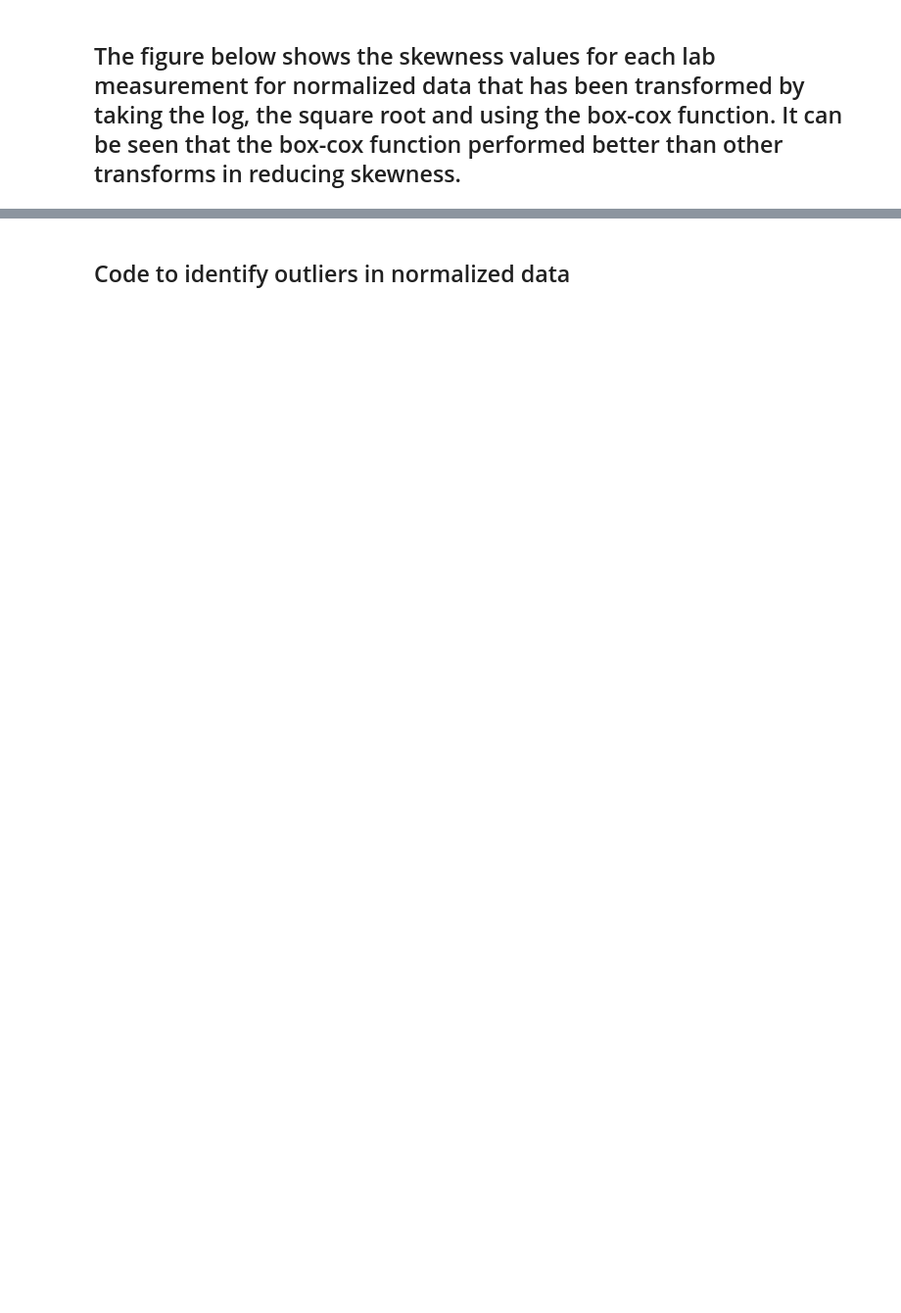
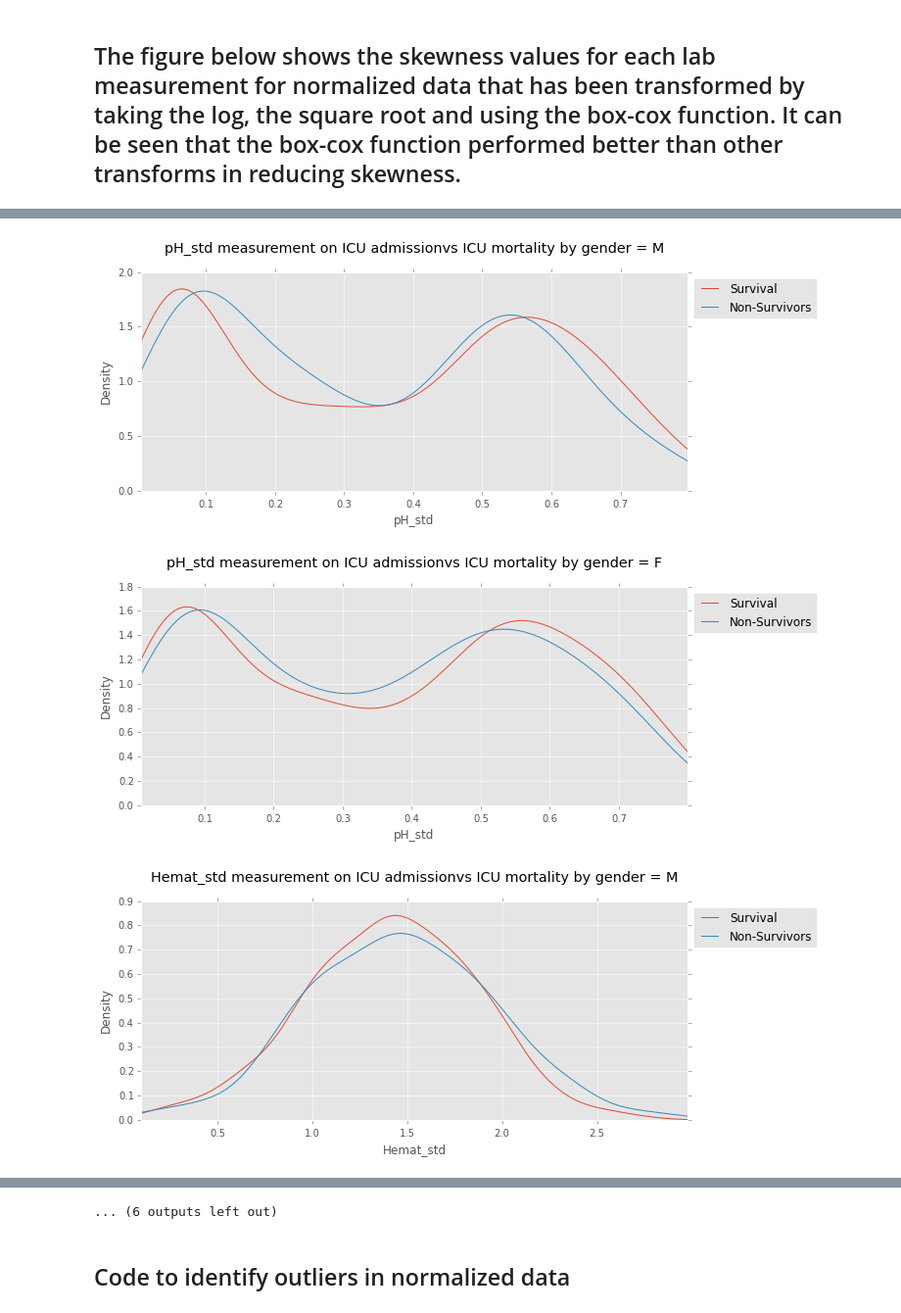
Before and after one commit to RJBeetel3/mimic3_analysis, a Jupyter notebook: LABEVENTS_FIRST24.ipynb, the cells around one changed output, grey strips where cells are left out. Shown at 98% size. Saved outputs shown, nothing was run; the diff lists cells and outputs as text; code cells hidden in the pictures; blank space fills up the shorter version.

```diff
--- a/LABEVENTS_FIRST24.ipynb
+++ b/LABEVENTS_FIRST24.ipynb
@@ -465,10 +599,10 @@ plt.show()
 # %%
 # CREATING NEW DATAFRAME FOR NORMALIZING DATA AND REMOVING OUTLIERS
 
-cont_cols = list(data3.columns[data3.dtypes == 'float64'])
+cont_cols = list(data4.columns[data4.dtypes == 'float64'])
 cont_cols.insert(0, 'hospital_expire_flag')
 cont_cols.insert(0, 'gender')
 #data4 = data3[list(data3.columns[data3.dtypes == 'float64'])]
-data4 = data3[cont_cols]
+data4 = data4[cont_cols]
 display(data4.shape)
 display(data4.head())
@@ -532,7 +736,16 @@ data4.dropna().describe()
 #sqrt_norm_data = np.sqrt(data2_norm[data2_norm.columns[1:]])
 #log_norm_data = np.log(data2_norm[data2_norm.columns[1:]].add(1))
 boxcox_data = data4.copy()
-for feature_name in data4.columns[2:]:
-    boxcox_data[feature_name] = scats.boxcox(data4[feature_name].add(1))[0]
+boxcox_data.dropna(inplace = True)
 
-display(boxcox_data.dropna().describe())
+# CONVERT FLAGS TO INT VALUES SO THAT I CAN TRANSFORM ONLY FLOAT
+cols = list(boxcox_data.columns)
+flag_cols = [item for item in boxcox_data.columns if 'abnflag' in item]
+for col in flag_cols:
+    cols.insert(2, cols.pop(cols.index(col)))
+    boxcox_data[col] = boxcox_data[col].astype(int)
+boxcox_data = boxcox_data[cols]
+display(list(boxcox_data.columns))
+
+for feature_name in boxcox_data[boxcox_data.columns[boxcox_data.dtypes == 'float64']]:
+    boxcox_data[feature_name] = scats.boxcox(boxcox_data[feature_name].add(1))[0]
@@ -540,0 +771,8 @@ boxcox_data.isnull().sum()
+# %%
+# TO THIS POINT THE ICUSTAY_ID HAS BEEN USED AS THE INDEX OF THE DATAFRAME.
+# TO USE THESE METHODS WE CREATE A PROPER INDEX
+boxcox_data['icustay_id'] = boxcox_data.index
+boxcox_data.set_index(np.arange(boxcox_data.shape[0]), inplace = True)
+cols = list(boxcox_data.columns)
+cols.insert(0, cols.pop(cols.index('icustay_id')))
+boxcox_data = boxcox_data[cols]
@@ -541,9 +800,6 @@ boxcox_data.isnull().sum()
 # %%
-
-
-
-
-for col in boxcox_data.columns[2:10]:
+# PLOT FIRST 10 VARIABLES TO SEE WHAT'S WHAT
+for col in boxcox_data.columns[11:20]:
 
 
 
@@ -566,31 +822,35 @@ for col in boxcox_data.columns[2:10]:
 
 
 
     #dummy = mean_dict[key][mean_dict[key].gender == 'F']
     #dummy = skew_dict[key].merge(pd.DataFrame(ptnt_demog['hospital_expire_flag']),
     #                                   left_index = True, right_index = True, how='left', sort = True)
 
         maxx = 0.99
         minn = 0.01
 
         live_max = live[col].dropna().max()#quantile(0.999)
         live_min = live[col].dropna().min()#quantile(0.001)
         dead_max = dead[col].dropna().max()#quantile(0.999)
         dead_min = dead[col].dropna().min()#quantile(0.001)
         maxlim = max(live_max, dead_max)
         minlim = min(live_min, dead_min)
 
 
         if ((live[col].dropna().shape[0] > 10) & (dead[col].dropna().shape[0] > 10)):
             plt.subplots(figsize=(10,4))
             live[col].dropna().plot.kde(alpha=1.0,label='Survival')
             dead[col].dropna().plot.kde(alpha=1.0,label='Non-Survivors')
             # add title, labels etc.
             plt.title('{} measurement on ICU admission'.format(col) +
                        'vs ICU mortality by gender = {}\n'.format(gend))
             plt.xlabel(col)
             plt.legend(loc="upper left", bbox_to_anchor=(1,1),fontsize=12)
             #print "{}    {}".format(maxlim, minlim)
-            #plt.xlim(minlim, maxlim)
+            plt.xlim(minlim, maxlim)
         else:
             print "empty data set for {}".format(col)
+# %% [output]
+[figure, added]
+[figure, added]
+[figure, added]
@@ -596,0 +866 @@ for col in boxcox_data.columns[2:10]:
+... (6 outputs left out)
```
Also changed, not shown: parts of 43 cells of this notebook.
